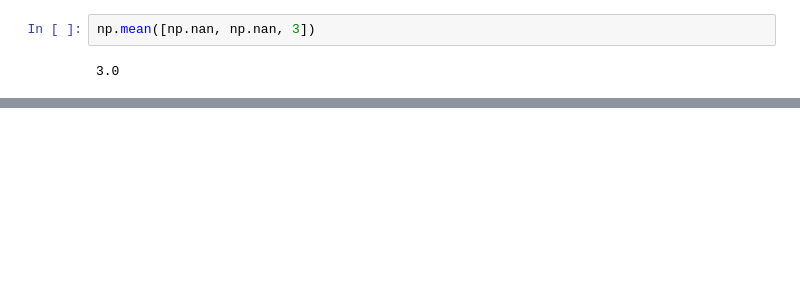
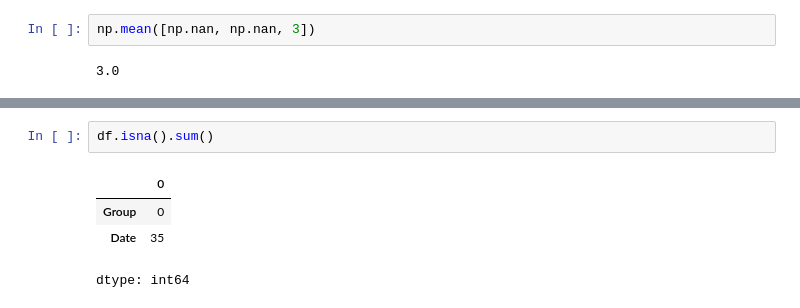
Before and after one commit to aleks-haksly/Simulative, a Jupyter notebook: Other/Analysis/RFM.ipynb, the cells around one changed output, grey strips where cells are left out. Drawn from its saved outputs; the diff is of its cells as text; blank space fills up the shorter version.

```diff
--- a/Other/Analysis/RFM.ipynb
+++ b/Other/Analysis/RFM.ipynb
@@ -341,0 +346,7 @@ col_selector.fit_transform(data)
+# %%
+df.isna().sum()
+# %% [output]
+|  | 0 |
+| Group | 0 |
+| Date | 35 |
+dtype: int64
```
Also changed, not shown: parts of 19 cells of this notebook.
